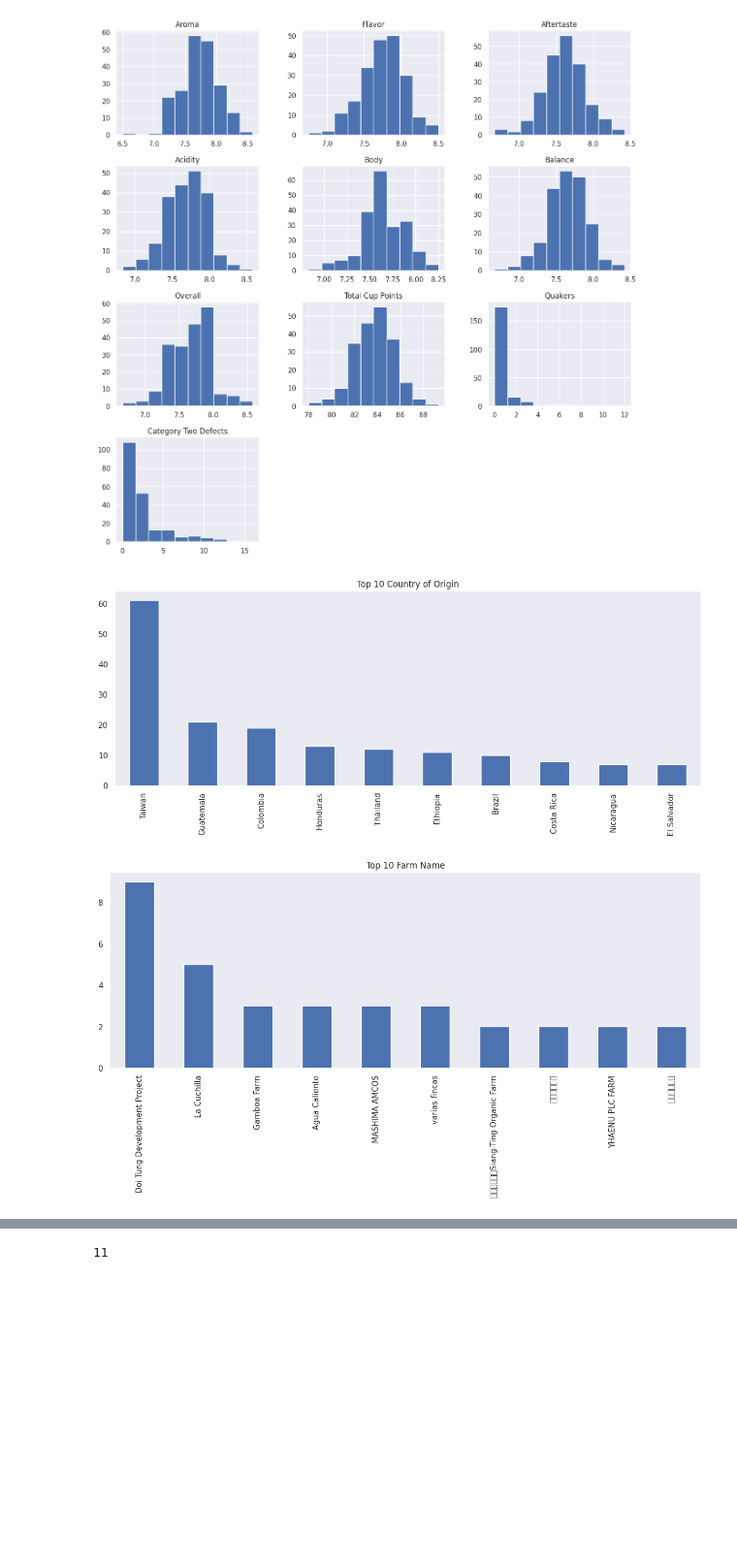
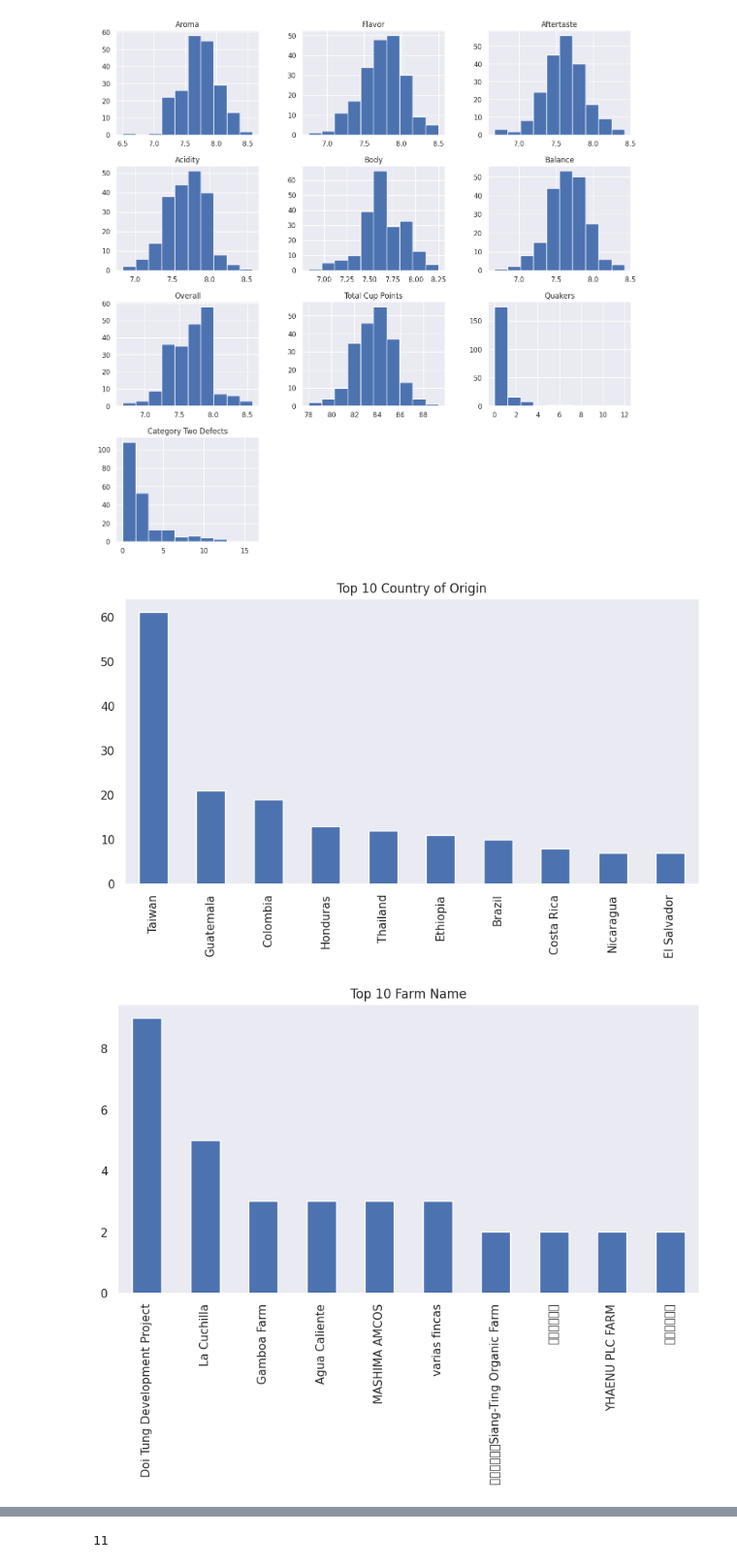
Before and after one commit to jahidul39306/coffe-quality-kaggle, a Jupyter notebook: coffe-quality.ipynb, the cells around one changed output, grey strips where cells are left out. Shown: that part at 97% size. Drawn from its saved outputs; the diff is of its cells as text; code cells hidden in the pictures; blank space fills up the shorter version.

```diff
--- a/coffe-quality.ipynb
+++ b/coffe-quality.ipynb
@@ -235,12 +237,12 @@ plt.show()
 [figure]
 # %%
 for col in cat_list:
-    plt.figure(figsize=(15,5))
+    plt.figure(figsize=(10,5))
     top10 = df[col].value_counts()[:10]
     top10.plot(kind='bar')
     plt.title("Top 10 " + col)
     plt.grid(visible=False)
     plt.show()
 # %% [output]
-[figure, old version]
+[figure, new version]
-[figure, old version]
+[figure, new version]
```
Also changed, not shown: parts of 33 cells of this notebook.
